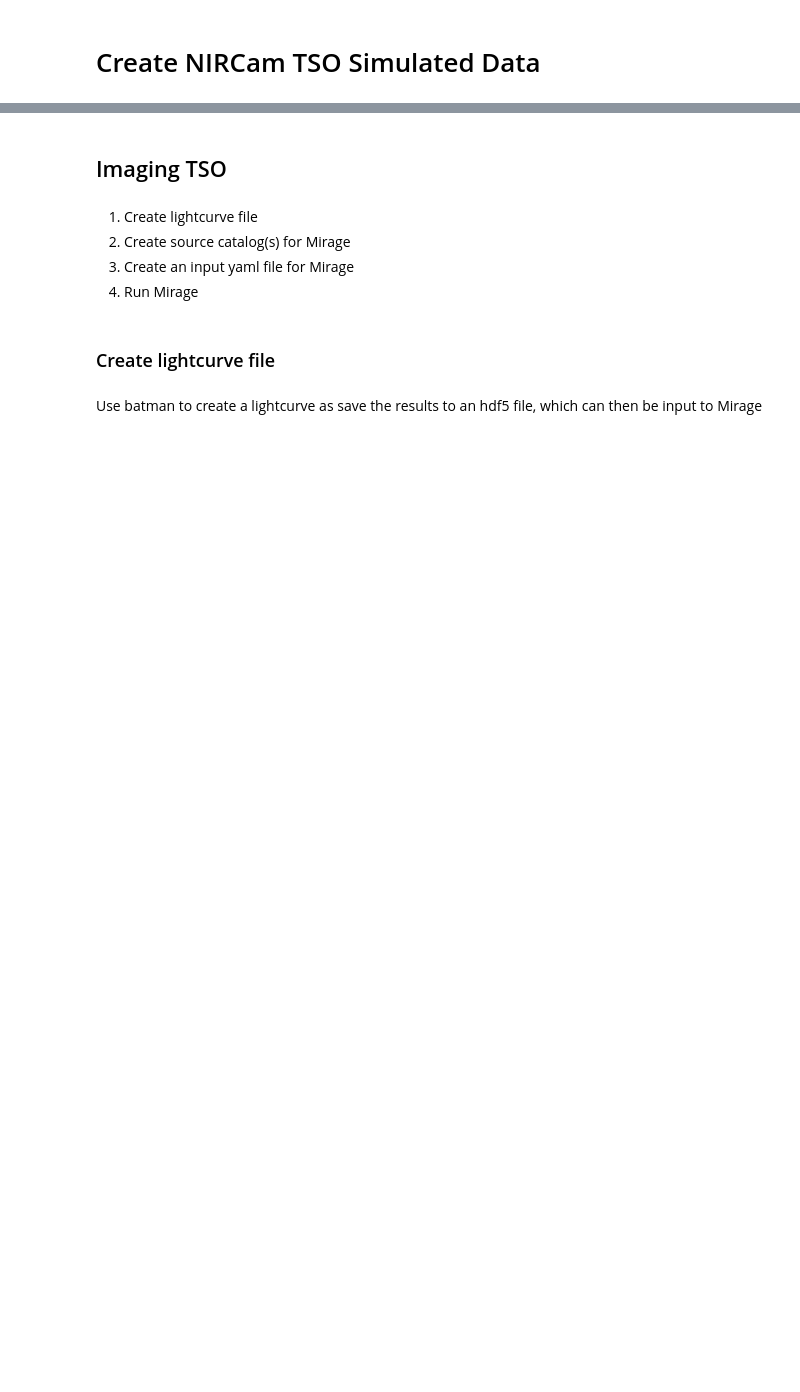
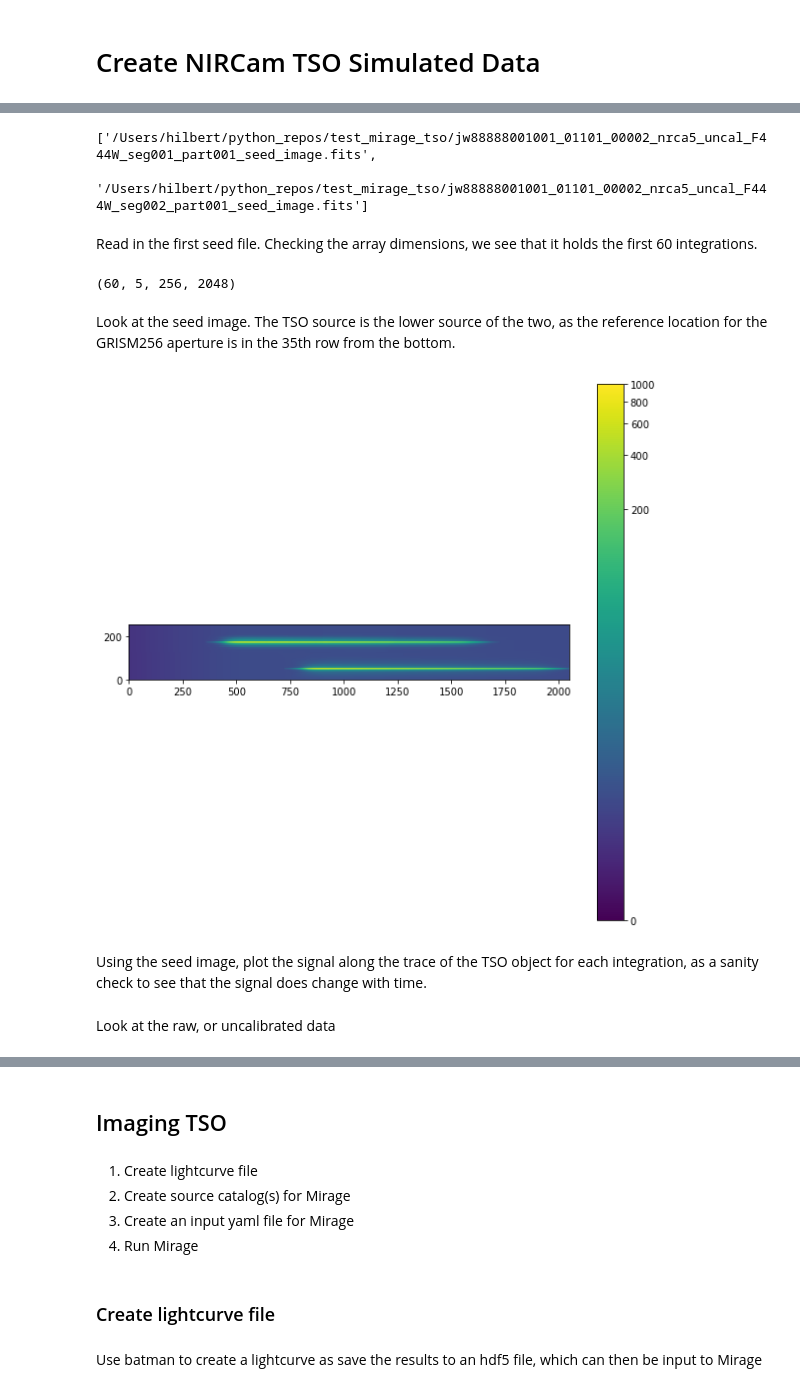
Before and after one commit to spacetelescope/mirage, a Jupyter notebook: examples/NIRCam_TSO_examples.ipynb, the cells around one changed output, grey strips where cells are left out. Drawn from its saved outputs; the diff is of its cells as text; code cells hidden in the pictures; blank space fills up the shorter version.

```diff
--- a/examples/NIRCam_TSO_examples.ipynb
+++ b/examples/NIRCam_TSO_examples.ipynb
@@ -123,0 +63,8 @@ times = np.linspace(0, 151, 1000)  # times at which to calculate light curve
+# %%
+def show(array, title, min=0, max=1000):
+    fig, ax = plt.subplots(figsize=(10, 10))
+    norm = simple_norm(array, stretch='log', min_cut=min, max_cut=max)
+    cax = ax.imshow(array, norm=norm, origin='lower')
+    cbar = fig.colorbar(cax)
+    plt.title(title)
+    plt.show()
@@ -172,0 +451,8 @@ m.create()
+# %%
+gr_tso_yaml_file = 'jw88888001001_01101_00002_nrca5.yaml'
+# %%
+gr_f444w = GrismTSO(gr_tso_yaml_file, SED_file=sed_file, SED_normalizing_catalog_column=None,
+                    final_SED_file=None, save_dispersed_seed=True, source_stamps_file=None,
+                    extrapolate_SED=True, override_dark=None, disp_seed_filename=None,
+                    orders=["+1", "+2"])
+gr_f444w.create()
@@ -172,0 +503,21 @@ m.create()
+# %%
+gr_f444w.seed_files
+# %% [output]
+['/Users/hilbert/python_repos/test_mirage_tso/jw88888001001_01101_00002_nrca5_uncal_F444W_seg001_part001_seed_image.fits',
+ '/Users/hilbert/python_repos/test_mirage_tso/jw88888001001_01101_00002_nrca5_uncal_F444W_seg002_part001_seed_image.fits']
+# %% [markdown]
+Read in the first seed file. Checking the array dimensions, we see that it holds the first 60 integrations.
+# %%
+data_444 = fits.getdata(gr_f444w.seed_files[0])
+# %%
+data_444.shape
+# %% [output]
+(60, 5, 256, 2048)
+# %% [markdown]
+Look at the seed image. The TSO source is the lower source of the two, as the reference location for the GRISM256 aperture is in the 35th row from the bottom.
+# %%
+show(data_444[0, 4, :, :], 'F444W: Final group of integration 0')
+# %% [output]
+[figure, added]
+# %% [markdown]
+Using the seed image, plot the signal along the trace of the TSO object for each integration, as a sanity check to see that the signal does change with time.
@@ -172,0 +529,2 @@ m.create()
+# %% [markdown]
+Look at the raw, or uncalibrated data
```
Also changed, not shown: parts of 163 cells of this notebook, 9 other files.
